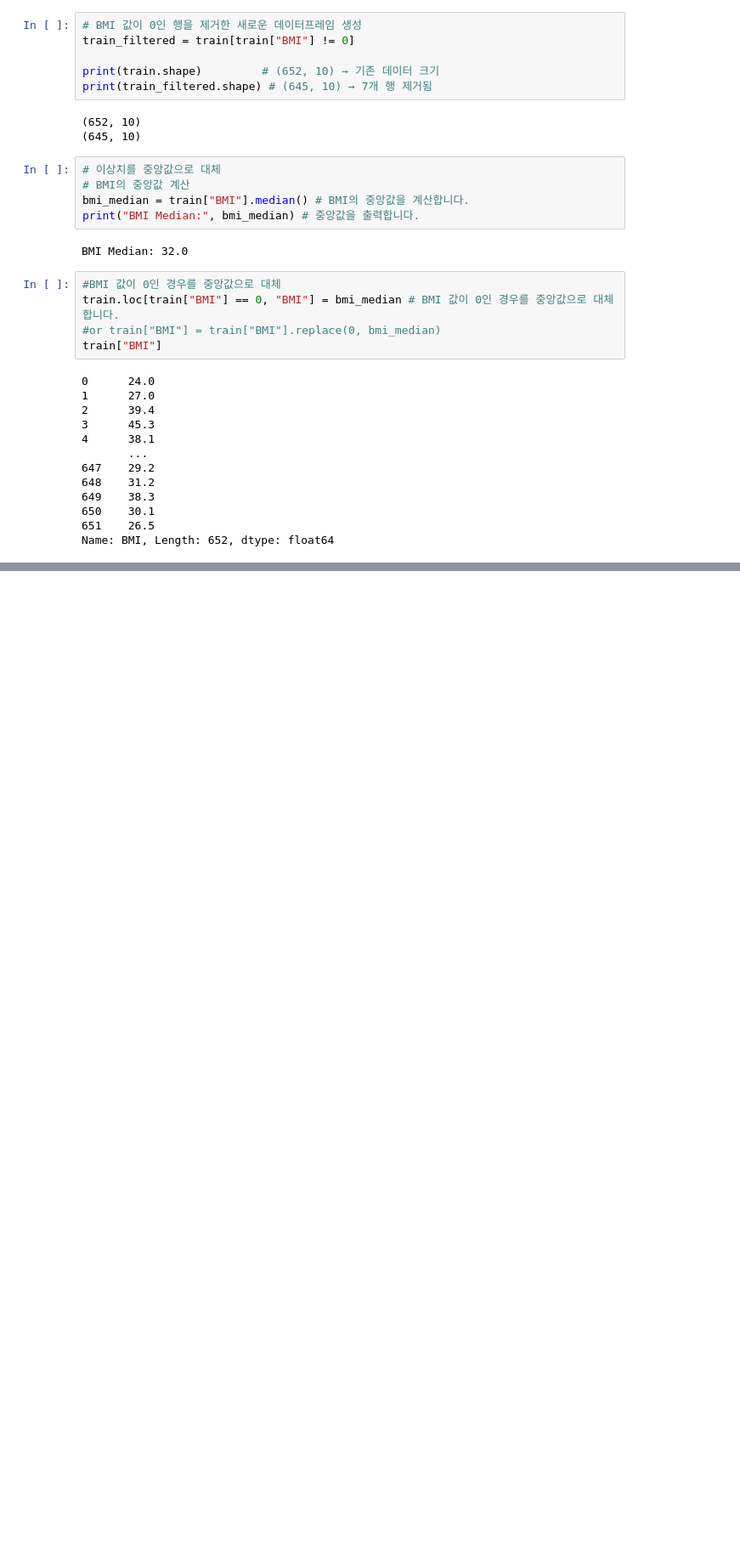
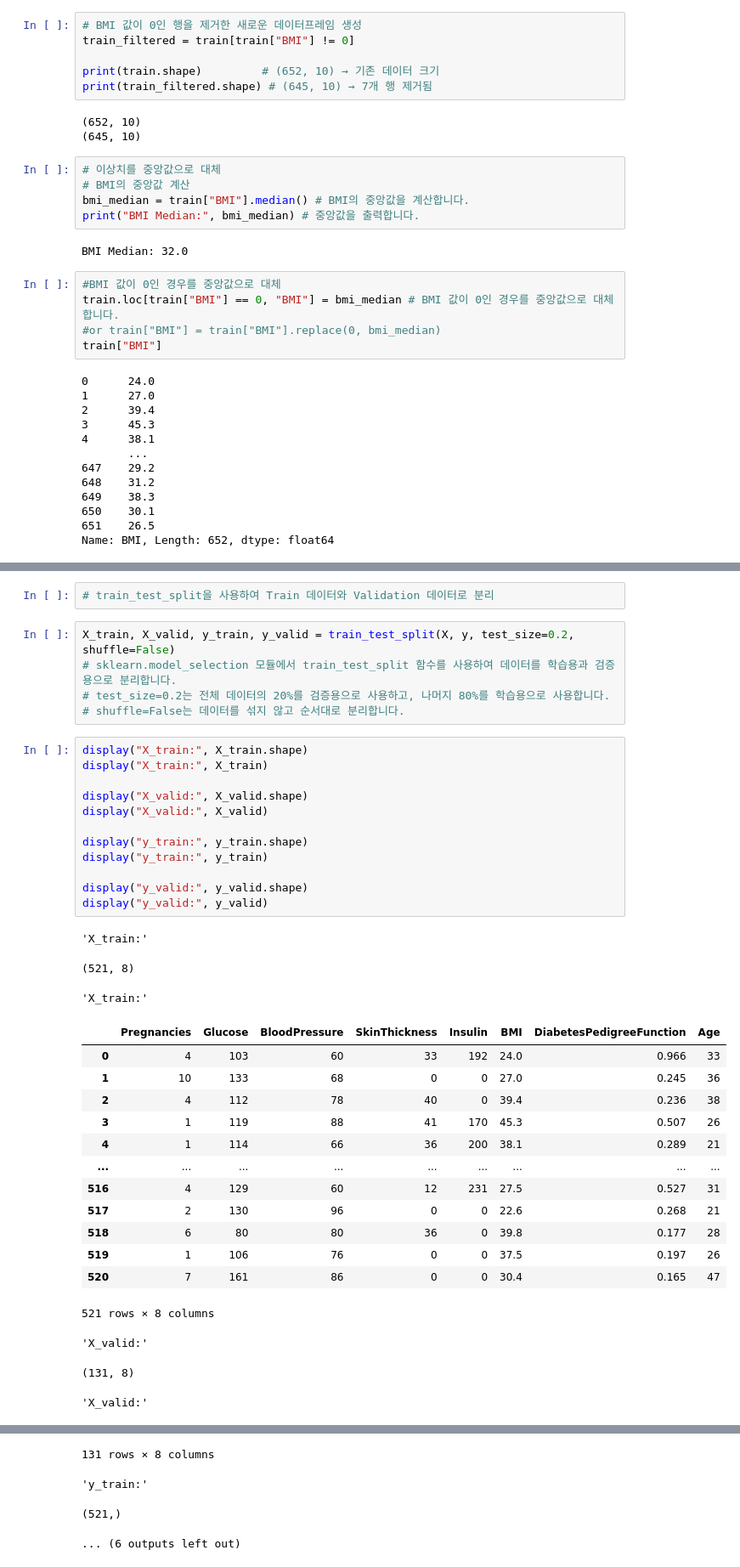
Before and after one commit to hundong2/machine_learning, a Jupyter notebook: MachineLearningExample/Test1/test1.ipynb, the cells around one changed output, grey strips where cells are left out. Shown at 85% size. Drawn from its saved outputs; the diff is of its cells as text; blank space fills up the shorter version.

```diff
--- a/MachineLearningExample/Test1/test1.ipynb
+++ b/MachineLearningExample/Test1/test1.ipynb
@@ -648,0 +1206,39 @@ Name: BMI, Length: 652, dtype: float64
+# %%
+# train_test_split을 사용하여 Train 데이터와 Validation 데이터로 분리
+# %%
+X_train, X_valid, y_train, y_valid = train_test_split(X, y, test_size=0.2, shuffle=False)
+# sklearn.model_selection 모듈에서 train_test_split 함수를 사용하여 데이터를 학습용과 검증용으로 분리합니다.
+# test_size=0.2는 전체 데이터의 20%를 검증용으로 사용하고, 나머지 80%를 학습용으로 사용합니다.
+# shuffle=False는 데이터를 섞지 않고 순서대로 분리합니다.
+# %%
+display("X_train:", X_train.shape)
+display("X_train:", X_train)
+
+display("X_valid:", X_valid.shape)
+display("X_valid:", X_valid)
+
+display("y_train:", y_train.shape)
+display("y_train:", y_train)
+
+display("y_valid:", y_valid.shape)
+display("y_valid:", y_valid)
+# %% [output]
+'X_train:'
+(521, 8)
+'X_train:'
+|  | Pregnancies | Glucose | BloodPressure | SkinThickness | Insulin | BMI | DiabetesPedigreeFunction | Age |
+| 0 | 4 | 103 | 60 | 33 | 192 | 24.0 | 0.966 | 33 |
+| 1 | 10 | 133 | 68 | 0 | 0 | 27.0 | 0.245 | 36 |
+| 2 | 4 | 112 | 78 | 40 | 0 | 39.4 | 0.236 | 38 |
+| 3 | 1 | 119 | 88 | 41 | 170 | 45.3 | 0.507 | 26 |
+| 4 | 1 | 114 | 66 | 36 | 200 | 38.1 | 0.289 | 21 |
+| ... | ... | ... | ... | ... | ... | ... | ... | ... |
+| 516 | 4 | 129 | 60 | 12 | 231 | 27.5 | 0.527 | 31 |
+| 517 | 2 | 130 | 96 | 0 | 0 | 22.6 | 0.268 | 21 |
+| 518 | 6 | 80 | 80 | 36 | 0 | 39.8 | 0.177 | 28 |
+| 519 | 1 | 106 | 76 | 0 | 0 | 37.5 | 0.197 | 26 |
+| 520 | 7 | 161 | 86 | 0 | 0 | 30.4 | 0.165 | 47 |
+521 rows × 8 columns
+'X_valid:'
+(131, 8)
+'X_valid:'
@@ -648,0 +1257,4 @@ Name: BMI, Length: 652, dtype: float64
+131 rows × 8 columns
+'y_train:'
+(521,)
+... (6 outputs left out)
```
Also changed, not shown: parts of 66 cells of this notebook, 11 other files.
